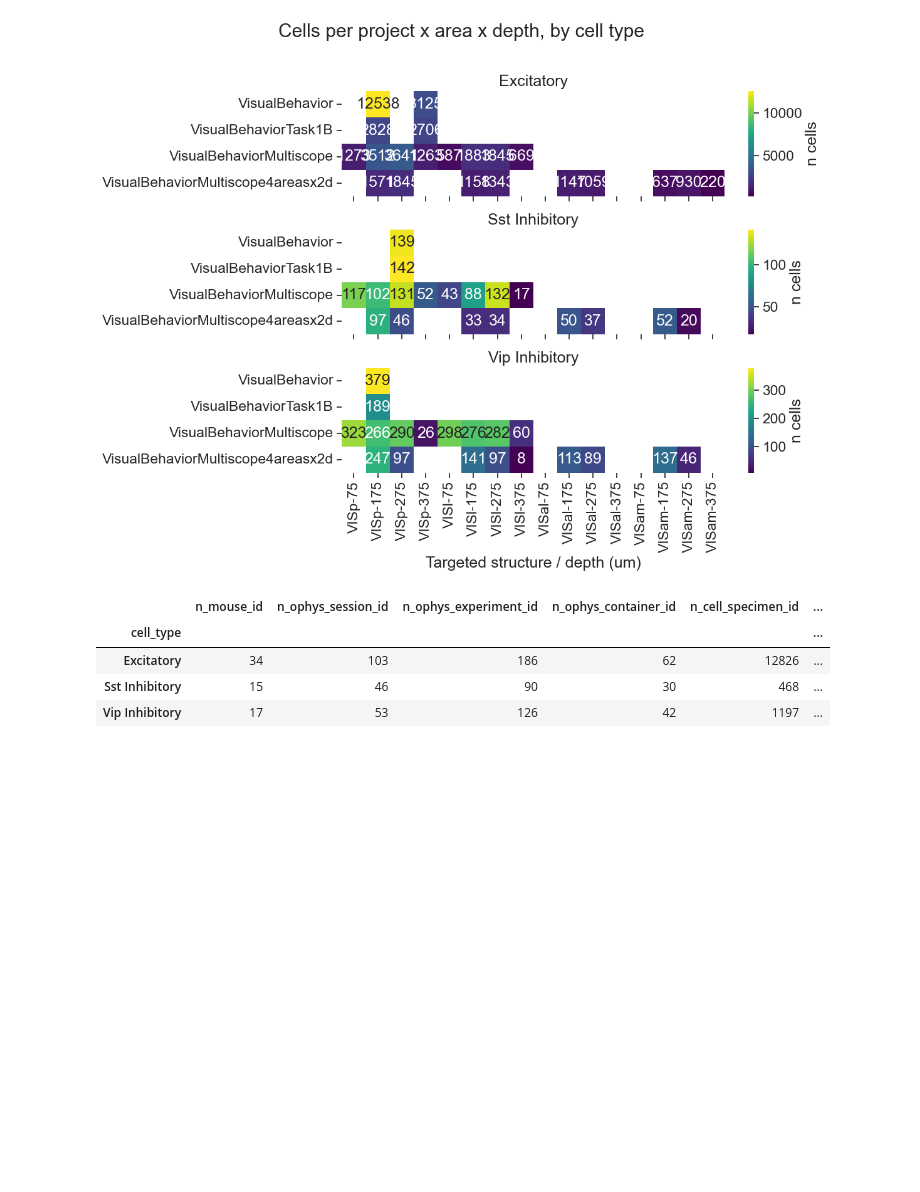
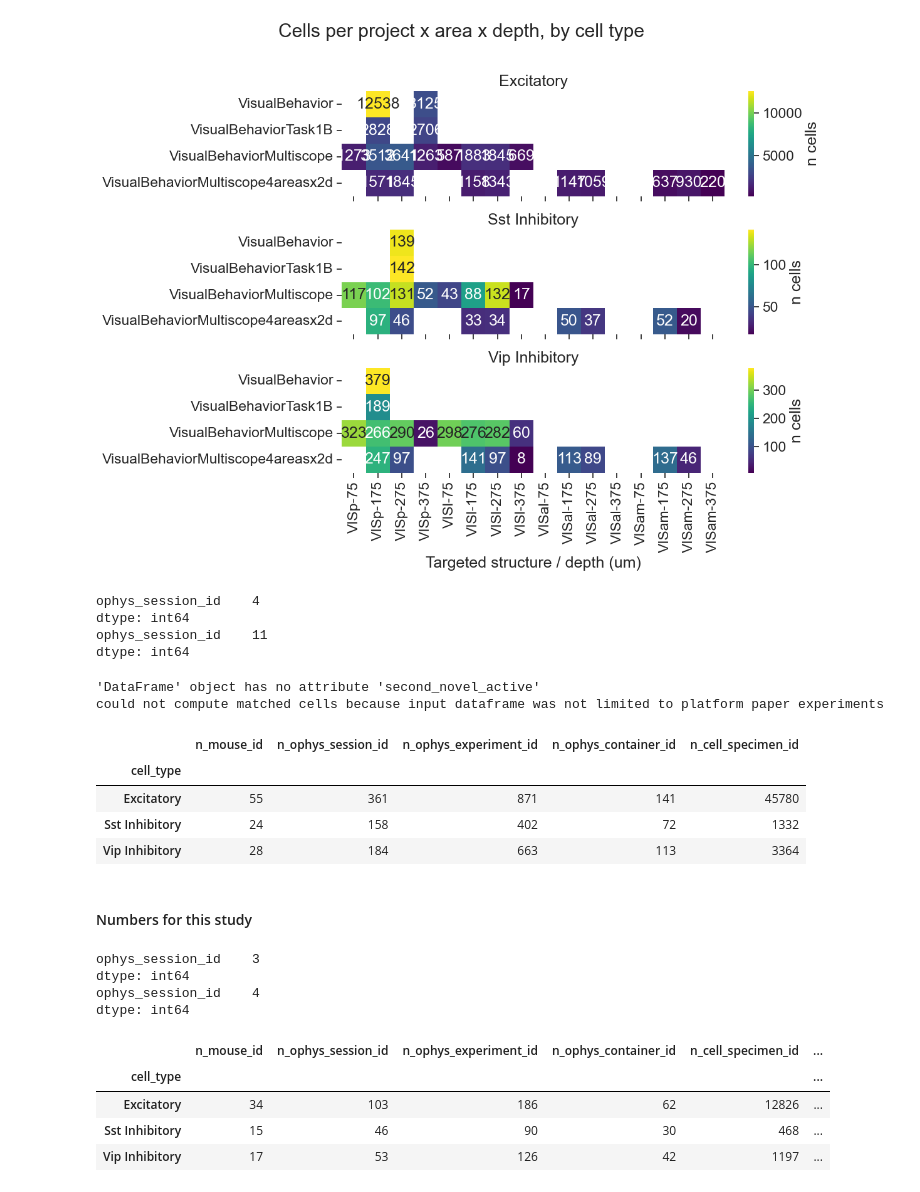
Before and after one commit to AllenInstitute/visual_behavior_analysis, a Jupyter notebook: notebooks/platform_paper_figures/figure_1_supplemental.ipynb, the cells around one changed output. Cells and saved outputs as stored; diff of their text form; code cells hidden in the pictures; blank space fills up the shorter version.

```diff
--- a/notebooks/platform_paper_figures/figure_1_supplemental.ipynb
+++ b/notebooks/platform_paper_figures/figure_1_supplemental.ipynb
@@ -202,3 +200,35 @@ if save_dir:
+# %%
+session_counts = ophys_cells_table.groupby(['mouse_id', 'ophys_session_id']).count().reset_index().groupby(['mouse_id']).count()[['ophys_session_id']]
+print(session_counts.min())
+print(session_counts.max())
+# %% [output]
+ophys_session_id    4
+dtype: int64
+ophys_session_id    11
+dtype: int64
+# %%
+data = utilities.count_mice_expts_containers_cells(ophys_cells_table,
+                                            conditions_to_group=['cell_type'], include_matched_cells=True)
+data
+# %% [output]
+'DataFrame' object has no attribute 'second_novel_active'
+could not compute matched cells because input dataframe was not limited to platform paper experiments
+|  | n_mouse_id | n_ophys_session_id | n_ophys_experiment_id | n_ophys_container_id | n_cell_specimen_id |
+| cell_type |  |  |  |  |  |
+| Excitatory | 55 | 361 | 871 | 141 | 45780 |
+| Sst Inhibitory | 24 | 158 | 402 | 72 | 1332 |
+| Vip Inhibitory | 28 | 184 | 663 | 113 | 3364 |
+# %% [markdown]
+#### Numbers for this study
+# %%
+session_counts = platform_cells_table.groupby(['mouse_id', 'ophys_session_id']).count().reset_index().groupby(['mouse_id']).count()[['ophys_session_id']]
+print(session_counts.min())
+print(session_counts.max())
+# %% [output]
+ophys_session_id    3
+dtype: int64
+ophys_session_id    4
+dtype: int64
 # %%
 data = utilities.count_mice_expts_containers_cells(platform_cells_table,
                                             conditions_to_group=['cell_type'], include_matched_cells=True)
```
Also changed, not shown: parts of 1 cell of this notebook, 5 other files.
